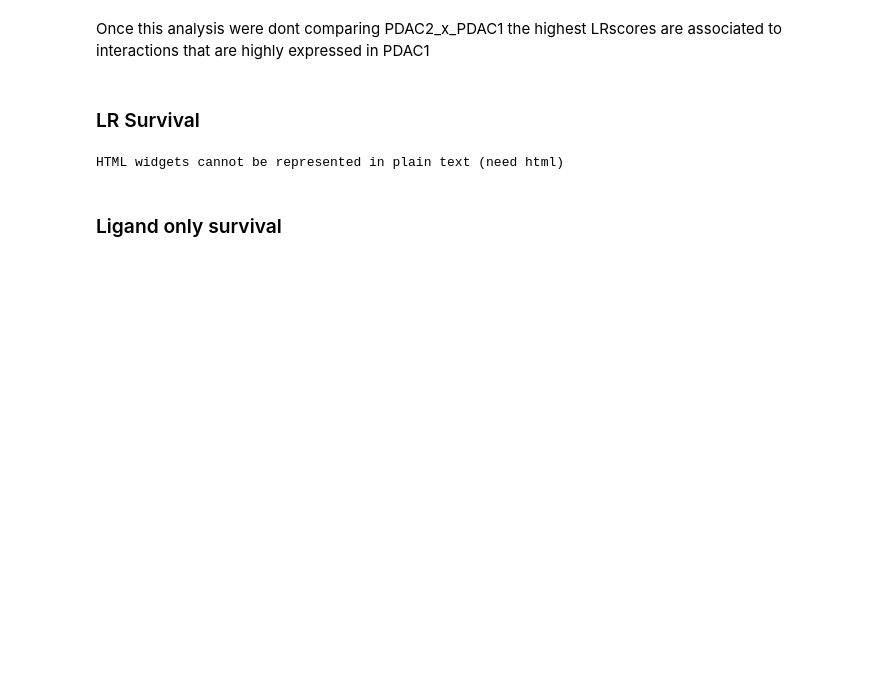
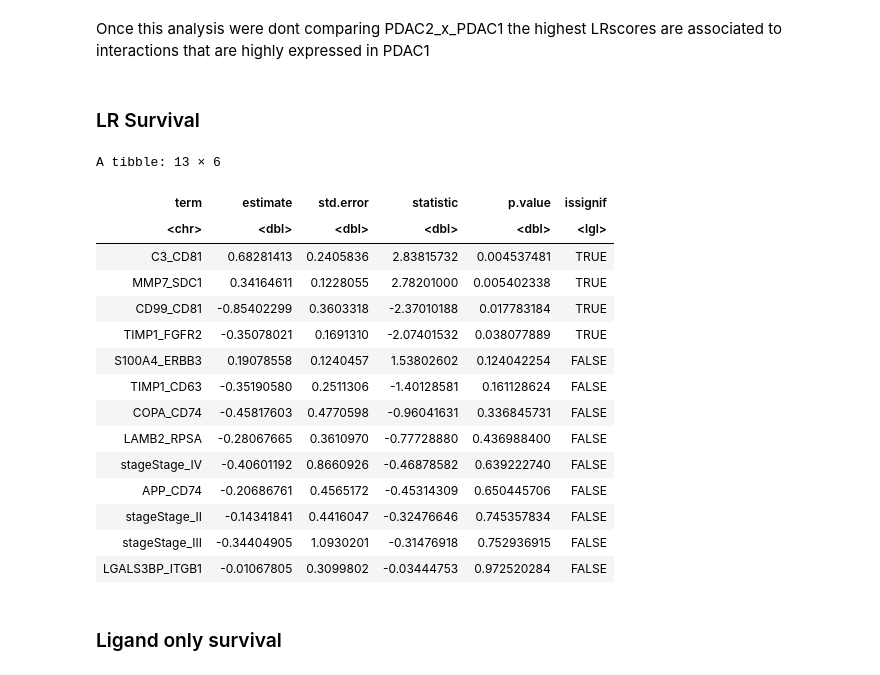
Before and after one commit to jsnagai/scACCorDiON, a Jupyter notebook: docs/source/notebooks/LRSurvival.ipynb, the cells around one changed output. Saved outputs shown, nothing was run; the diff lists cells and outputs as text; code cells hidden in the pictures; blank space fills up the shorter version.

```diff
--- a/docs/source/notebooks/LRSurvival.ipynb
+++ b/docs/source/notebooks/LRSurvival.ipynb
@@ -72,24 +72,39 @@ Once this analysis were dont comparing PDAC2_x_PDAC1 the highest LRscores are as
 # %%
 results <-
   run_survival(
     comparison_oi = comparison_of_interest,
     lr_data = pdac_cci_data,
     tcga_exp_data = paad_tcga_expression_data,
     tcga_clinical_data = paad_tcga_clinical_data,
     selection_method = c("limma"),
     custom_selection = pairs,
     n_lr_selected = 10,
     which_get = c("ligand", "receptor"),
     is_signif = TRUE,
     clinical_vars_in_model = c("stage")
   )
 #> Warning: Zero sample variances detected, have been offset away from zero
 results$cox_models$coxph_clinical.lr_pairs |>
   broom::tidy() |>
   dplyr::mutate(issignif=p.value<0.05) |>
-  reactable()
+  dplyr::arrange(p.value)
 # %% [output]
-HTML widgets cannot be represented in plain text (need html)
+A tibble: 13 × 6
+| term | estimate | std.error | statistic | p.value | issignif |
+| <chr> | <dbl> | <dbl> | <dbl> | <dbl> | <lgl> |
+| C3_CD81 | 0.68281413 | 0.2405836 | 2.83815732 | 0.004537481 | TRUE |
+| MMP7_SDC1 | 0.34164611 | 0.1228055 | 2.78201000 | 0.005402338 | TRUE |
+| CD99_CD81 | -0.85402299 | 0.3603318 | -2.37010188 | 0.017783184 | TRUE |
+| TIMP1_FGFR2 | -0.35078021 | 0.1691310 | -2.07401532 | 0.038077889 | TRUE |
+| S100A4_ERBB3 | 0.19078558 | 0.1240457 | 1.53802602 | 0.124042254 | FALSE |
+| TIMP1_CD63 | -0.35190580 | 0.2511306 | -1.40128581 | 0.161128624 | FALSE |
+| COPA_CD74 | -0.45817603 | 0.4770598 | -0.96041631 | 0.336845731 | FALSE |
+| LAMB2_RPSA | -0.28067665 | 0.3610970 | -0.77728880 | 0.436988400 | FALSE |
+| stageStage_IV | -0.40601192 | 0.8660926 | -0.46878582 | 0.639222740 | FALSE |
+| APP_CD74 | -0.20686761 | 0.4565172 | -0.45314309 | 0.650445706 | FALSE |
+| stageStage_II | -0.14341841 | 0.4416047 | -0.32476646 | 0.745357834 | FALSE |
+| stageStage_III | -0.34404905 | 1.0930201 | -0.31476918 | 0.752936915 | FALSE |
+| LGALS3BP_ITGB1 | -0.01067805 | 0.3099802 | -0.03444753 | 0.972520284 | FALSE |
 # %% [markdown]
 ### Ligand only survival
 # %%
```
Also changed, not shown: parts of 3 cells of this notebook.
